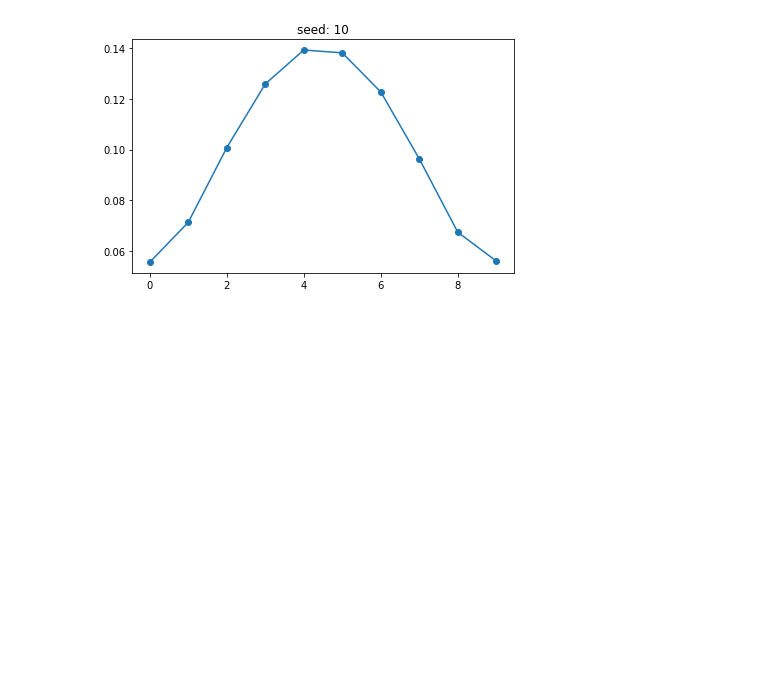
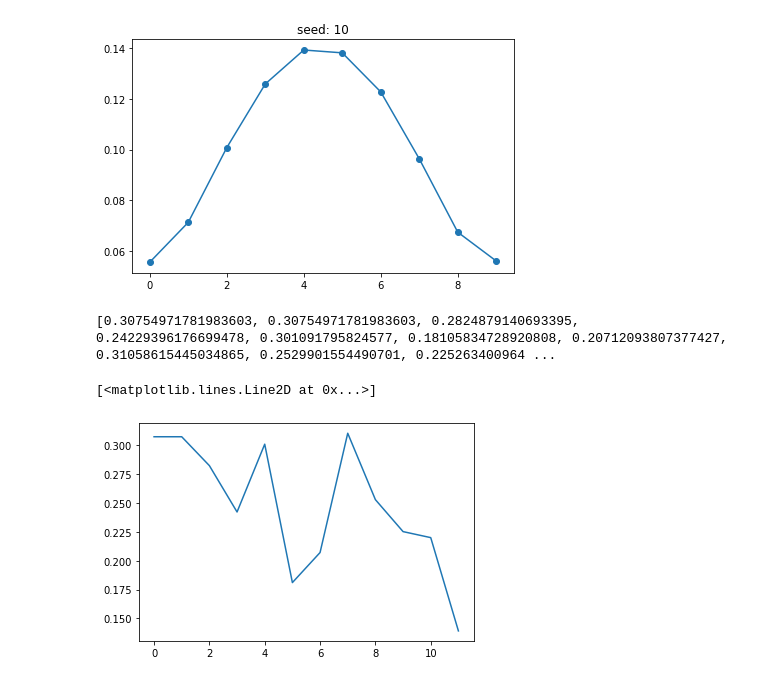
Before and after one commit to KaitoMuraoka/BasicQuantumAlgorithm, a Jupyter notebook: main/Second.ipynb, the cells around one changed output. Saved outputs shown, nothing was run; the diff lists cells and outputs as text; code cells hidden in the pictures; blank space fills up the shorter version.

```diff
--- a/main/Second.ipynb
+++ b/main/Second.ipynb
@@ -157,6 +157,7 @@ maximal probability 9.995911e-01 is obtained at k = 4
 # %%
 from matplotlib.pyplot import tight_layout
 fig = plt.figure(figsize=(8, 5))
+max_result = []
 # グローバーのアルゴリズム
 def noisy_grover(nqubits, operate_time, seed):
     state = QuantumState(nqubits)
@@ -194,6 +195,7 @@ def noisy_grover(nqubits, operate_time, seed):
 
 
     max_k = np.argmax(result)
+    max_result.append(result[max_k])
     print(f'maximal probability {result[max_k]:5e} is obtained at k = {max_k + 1}')
 
     # plt.plot(np.arange(1, 30+1), result, "o-")
@@ -261,3 +263,11 @@ maximal probability 1.391345e-01 is obtained at k = 5
 [figure]
 [figure]
 [figure]
+# %%
+# max_resultのグラフを出力する
+print(max_result)
+plt.plot(max_result)
+# %% [output]
+[0.30754971781983603, 0.30754971781983603, 0.2824879140693395, 0.24229396176699478, 0.301091795824577, 0.18105834728920808, 0.20712093807377427, 0.31058615445034865, 0.2529901554490701, 0.225263400964 ...
+[<matplotlib.lines.Line2D at 0x...>]
+[figure, added]
```
